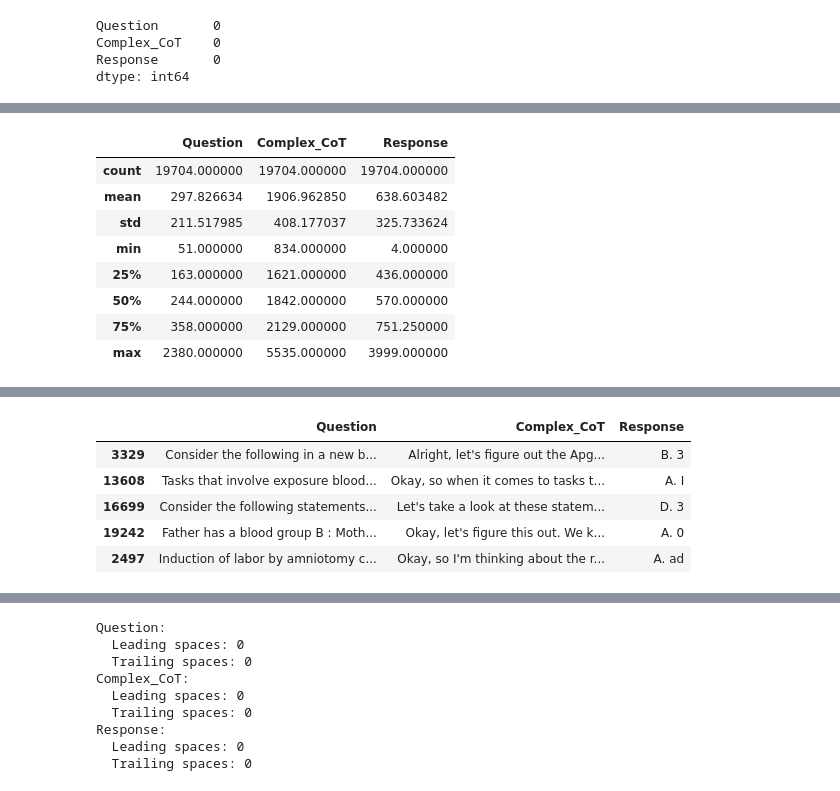
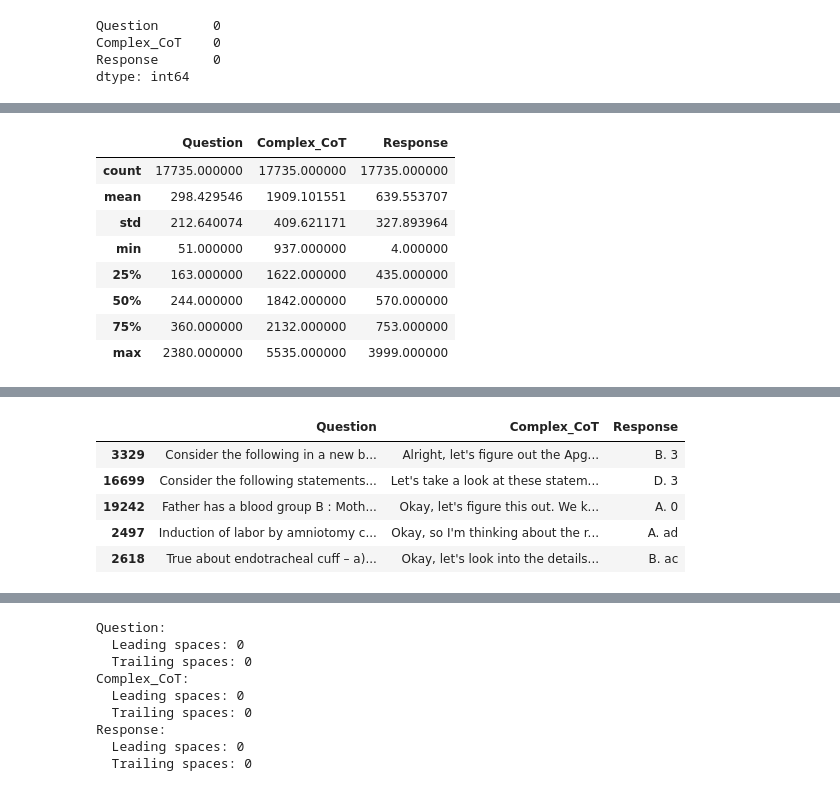
Before and after one commit to xueqingnie/ml-ai-portfolio, a Jupyter notebook: 01-medical-reasoning-llm/notebooks/01_data_cleaning.ipynb, the cells around one changed output, grey strips where cells are left out. Saved outputs shown, nothing was run; the diff lists cells and outputs as text; code cells hidden in the pictures.

```diff
--- a/01-medical-reasoning-llm/notebooks/01_data_cleaning.ipynb
+++ b/01-medical-reasoning-llm/notebooks/01_data_cleaning.ipynb
@@ -86,11 +89,14 @@ df.head()
 from sklearn.model_selection import GroupShuffleSplit
 
 gss = GroupShuffleSplit(
-    n_split = 1,
+    n_splits = 1,
     test_size = 0.1,
     random_state = 42
 )
 
-train_index, test_index = gss.split(df)
-train = df.iloc(train_index)
-test = df.iloc(test_index)
+train_index, test_index = next(
+    gss.split(df, groups=df["Question"])
+)
+
+train = df.iloc[train_index].copy()
+test = df.iloc[test_index].copy()
@@ -160,17 +200,17 @@ Response: 1 duplicated values
 # %%
-# Check text length
+# Text length analysis
 
-df[text_columns].apply(
+train[text_columns].apply(
     lambda x: x.str.len()
 ).describe()
 # %% [output]
 |  | Question | Complex_CoT | Response |
-| count | 19704.000000 | 19704.000000 | 19704.000000 |
-| mean | 297.826634 | 1906.962850 | 638.603482 |
-| std | 211.517985 | 408.177037 | 325.733624 |
-| min | 51.000000 | 834.000000 | 4.000000 |
-| 25% | 163.000000 | 1621.000000 | 436.000000 |
+| count | 17735.000000 | 17735.000000 | 17735.000000 |
+| mean | 298.429546 | 1909.101551 | 639.553707 |
+| std | 212.640074 | 409.621171 | 327.893964 |
+| min | 51.000000 | 937.000000 | 4.000000 |
+| 25% | 163.000000 | 1622.000000 | 435.000000 |
 | 50% | 244.000000 | 1842.000000 | 570.000000 |
-| 75% | 358.000000 | 2129.000000 | 751.250000 |
+| 75% | 360.000000 | 2132.000000 | 753.000000 |
 | max | 2380.000000 | 5535.000000 | 3999.000000 |
 # %%
@@ -198,14 +232,11 @@ df.loc[
 | 14307 | A 59-year-old male presents with ... | Okay, let's think about this—this... | The appropriate next step in mana... |
 | 15750 | At what age is sexual development... | Alright, let's think about when k... | Sexual development, specifically ... |
 # %%
-df.loc[
-    df["Response"].str.len().nsmallest(5).index,
-    text_columns
-]
+train.loc[train["Response"].str.len().nsmallest(5).index]
 # %% [output]
 |  | Question | Complex_CoT | Response |
 | 3329 | Consider the following in a new b... | Alright, let's figure out the Apg... | B. 3 |
-| 13608 | Tasks that involve exposure blood... | Okay, so when it comes to tasks t... | A. I |
 | 16699 | Consider the following statements... | Let's take a look at these statem... | D. 3 |
 | 19242 | Father has a blood group B : Moth... | Okay, let's figure this out. We k... | A. 0 |
 | 2497 | Induction of labor by amniotomy c... | Okay, so I'm thinking about the r... | A. ad |
+| 2618 | True about endotracheal cuff – a)... | Okay, let's look into the details... | B. ac |
```
Also changed, not shown: parts of 34 cells of this notebook.
